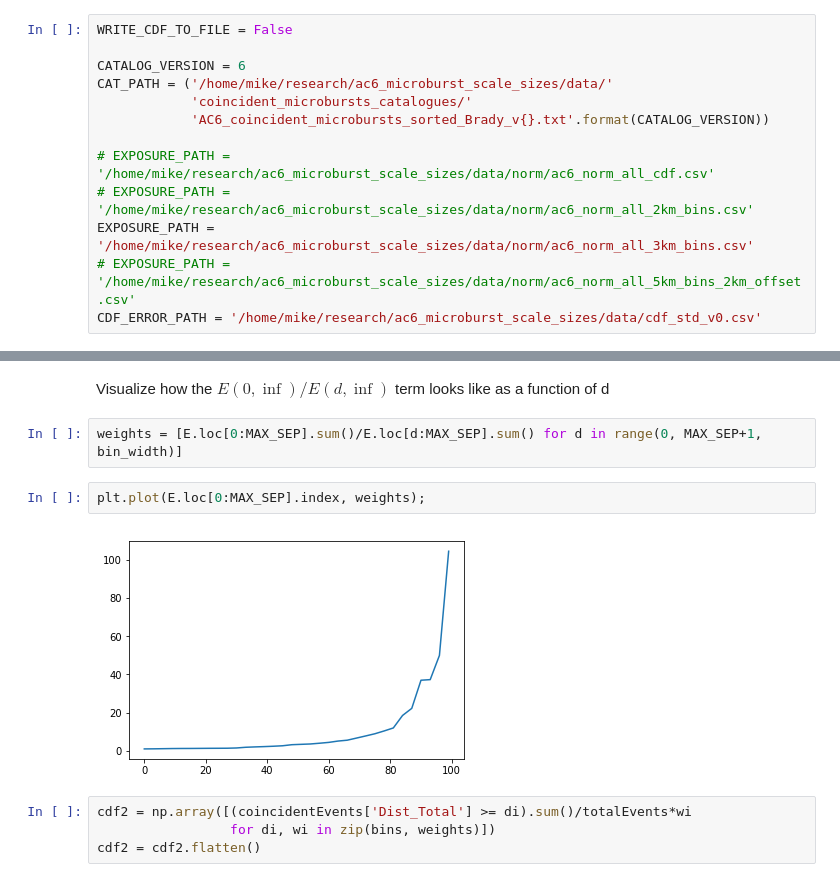
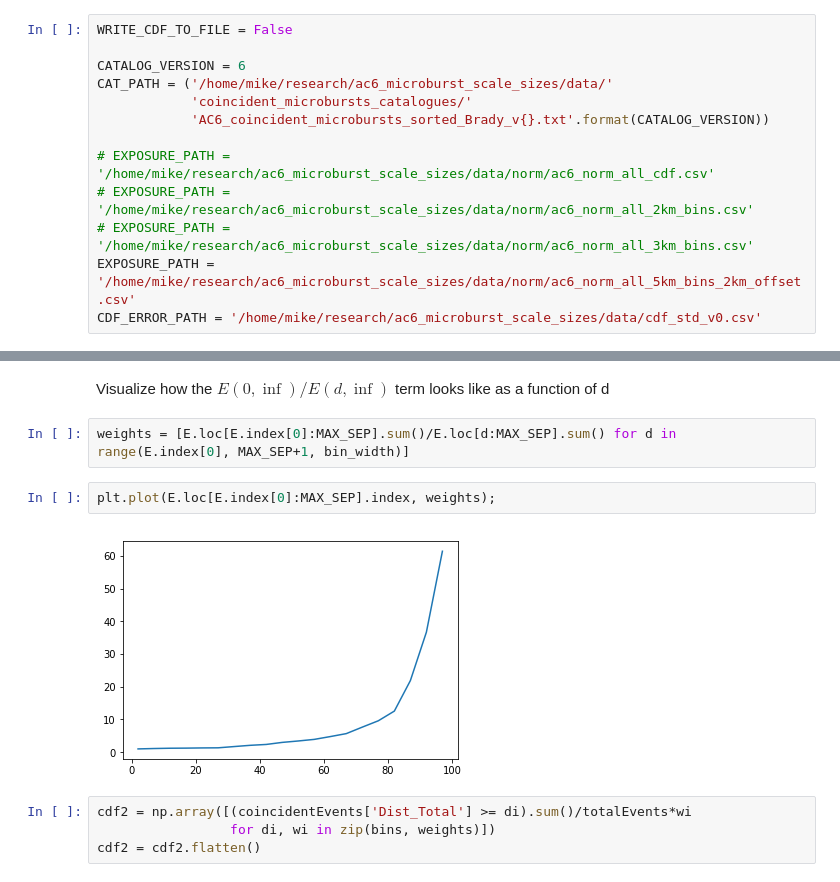
Before and after one commit to mshumko/ac6_microburst_scale_sizes, a Jupyter notebook: stats/microburst_CDF.ipynb, the cells around one changed output, grey strips where cells are left out. Cells and saved outputs as stored; diff of their text form.

```diff
--- a/stats/microburst_CDF.ipynb
+++ b/stats/microburst_CDF.ipynb
@@ -16,8 +16,8 @@ CAT_PATH = ('/home/mike/research/ac6_microburst_scale_sizes/data/'
 
 # EXPOSURE_PATH = '/home/mike/research/ac6_microburst_scale_sizes/data/norm/ac6_norm_all_cdf.csv'
 # EXPOSURE_PATH = '/home/mike/research/ac6_microburst_scale_sizes/data/norm/ac6_norm_all_2km_bins.csv'
-EXPOSURE_PATH = '/home/mike/research/ac6_microburst_scale_sizes/data/norm/ac6_norm_all_3km_bins.csv'
-# EXPOSURE_PATH = '/home/mike/research/ac6_microburst_scale_sizes/data/norm/ac6_norm_all_5km_bins_2km_offset.csv'
+# EXPOSURE_PATH = '/home/mike/research/ac6_microburst_scale_sizes/data/norm/ac6_norm_all_3km_bins.csv'
+EXPOSURE_PATH = '/home/mike/research/ac6_microburst_scale_sizes/data/norm/ac6_norm_all_5km_bins_2km_offset.csv'
 CDF_ERROR_PATH = '/home/mike/research/ac6_microburst_scale_sizes/data/cdf_std_v0.csv'
 # %%
 CC_THRESH = 0.8                   # Temporal CC threshold
@@ -184,11 +184,11 @@ $$
 # %% [markdown]
 Visualize how the $E(0, \inf)/E(d, \inf)$ term looks like as a function of d
 # %%
-weights = [E.loc[0:MAX_SEP].sum()/E.loc[d:MAX_SEP].sum() for d in range(0, MAX_SEP+1, bin_width)]
+weights = [E.loc[E.index[0]:MAX_SEP].sum()/E.loc[d:MAX_SEP].sum() for d in range(E.index[0], MAX_SEP+1, bin_width)]
 # %%
-plt.plot(E.loc[0:MAX_SEP].index, weights);
+plt.plot(E.loc[E.index[0]:MAX_SEP].index, weights);
 # %% [output]
-[figure, old version]
+[figure, new version]
 # %%
 cdf2 = np.array([(coincidentEvents['Dist_Total'] >= di).sum()/totalEvents*wi
                  for di, wi in zip(bins, weights)])
```
Also changed, not shown: parts of 11 cells of this notebook.
